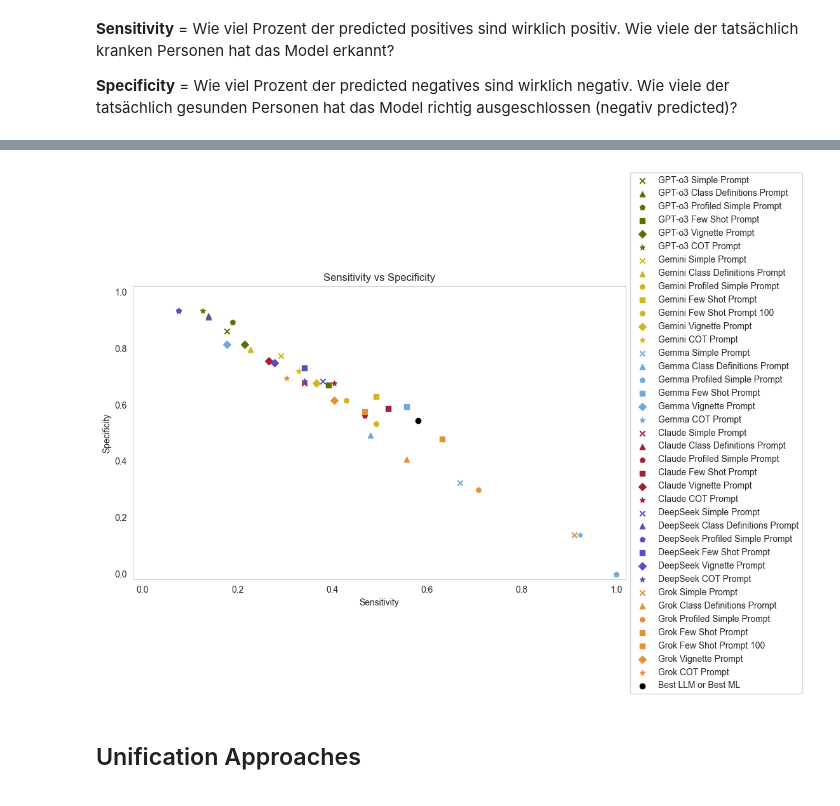
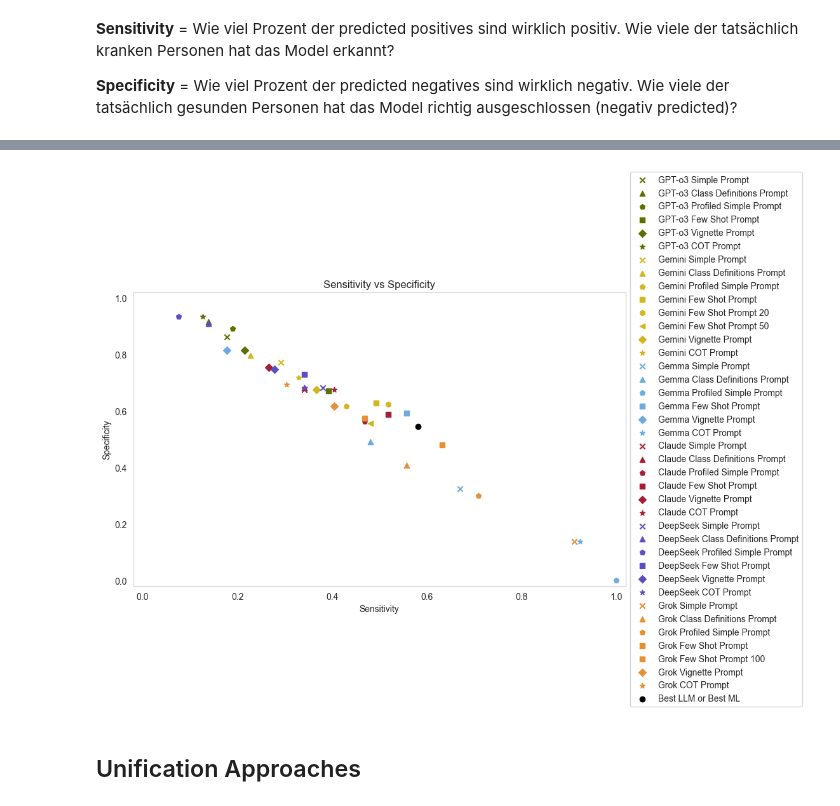
Before and after one commit to kimmizi/master_thesis, a Jupyter notebook: exp/05_Evaluation_Performance.ipynb, the cells around one changed output, grey strips where cells are left out. Saved outputs shown, nothing was run; the diff lists cells and outputs as text; code cells hidden in the pictures.

```diff
--- a/exp/05_Evaluation_Performance.ipynb
+++ b/exp/05_Evaluation_Performance.ipynb
@@ -89,6 +69,3 @@ y_pred_Gemini_few_shot_prompt_20_3 = pd.read_csv("02_LLM/y_pred_LLMs/Gemini/y_pr
-# %%
-y_pred_Gemini_few_shot_prompt_20 = pd.concat([y_pred_Gemini_few_shot_prompt_20_1, y_pred_Gemini_few_shot_prompt_20_2, y_pred_Gemini_few_shot_prompt_20_3], axis = 0)
-y_pred_Gemini_few_shot_prompt_20.to_csv("02_LLM/y_pred_LLMs/Gemini/y_pred_gemini_few_shot_prompt_20.csv", sep =",", index = False)
 # %%
 y_pred_Gemma_simple_prompt = pd.read_csv("02_LLM/y_pred_LLMs/Gemma/y_pred_gemma_simple_prompt.csv", sep =",")
 y_pred_Gemma_class_def_prompt = pd.read_csv("02_LLM/y_pred_LLMs/Gemma/y_pred_gemma_class_definitions_prompt.csv", sep =",")
@@ -295,6 +270,8 @@ metrics_Gemini_simple_prompt = calculate_metrics(y_test, y_pred_Gemini_simple_pr
 metrics_Gemini_class_def_prompt = calculate_metrics(y_test, y_pred_Gemini_class_def_prompt["y_pred"])
 metrics_Gemini_profiled_simple_prompt = calculate_metrics(y_test, y_pred_Gemini_profiled_simple_prompt["y_pred"])
 metrics_Gemini_few_shot_prompt = calculate_metrics(y_test, y_pred_Gemini_few_shot_prompt["y_pred"])
+metrics_Gemini_few_shot_prompt_20 = calculate_metrics(y_test, y_pred_Gemini_few_shot_prompt_20["y_pred"])
+metrics_Gemini_few_shot_prompt_50 = calculate_metrics(y_test, y_pred_Gemini_few_shot_prompt_50["y_pred"])
 metrics_Gemini_few_shot_prompt_100 = calculate_metrics(y_test, y_pred_Gemini_few_shot_prompt_100["y_pred"])
 metrics_Gemini_vignette_prompt = calculate_metrics(y_test, y_pred_Gemini_vignette_prompt["y_pred"])
 metrics_Gemini_cot_prompt = calculate_metrics(y_test, y_pred_Gemini_cot_prompt["y_pred"])
@@ -557,7 +534,9 @@ plt.scatter(metrics_Gemini_simple_prompt["sensitivity"], metrics_Gemini_simple_p
 plt.scatter(metrics_Gemini_class_def_prompt["sensitivity"], metrics_Gemini_class_def_prompt["specificity"], label = "Gemini Class Definitions Prompt", color = hex_colors[2], marker = "^")
 plt.scatter(metrics_Gemini_profiled_simple_prompt["sensitivity"], metrics_Gemini_profiled_simple_prompt["specificity"], label = "Gemini Profiled Simple Prompt", color = hex_colors[2], marker = "p")
 plt.scatter(metrics_Gemini_few_shot_prompt["sensitivity"], metrics_Gemini_few_shot_prompt["specificity"], label = "Gemini Few Shot Prompt", color = hex_colors[2], marker = "s")
-plt.scatter(metrics_Gemini_few_shot_prompt_100["sensitivity"], metrics_Gemini_few_shot_prompt_100["specificity"], label = "Gemini Few Shot Prompt 100", color = hex_colors[2], marker = "h")
+plt.scatter(metrics_Gemini_few_shot_prompt_20["sensitivity"], metrics_Gemini_few_shot_prompt_20["specificity"], label = "Gemini Few Shot Prompt 20", color = hex_colors[2], marker = "h")
+plt.scatter(metrics_Gemini_few_shot_prompt_50["sensitivity"], metrics_Gemini_few_shot_prompt_50["specificity"], label = "Gemini Few Shot Prompt 50", color = hex_colors[2], marker = "<")
+# plt.scatter(metrics_Gemini_few_shot_prompt_100["sensitivity"], metrics_Gemini_few_shot_prompt_100["specificity"], label = "Gemini Few Shot Prompt 100", color = hex_colors[2], marker = "h")
 plt.scatter(metrics_Gemini_vignette_prompt["sensitivity"], metrics_Gemini_vignette_prompt["specificity"], label = "Gemini Vignette Prompt", color = hex_colors[2], marker = "D")
 plt.scatter(metrics_Gemini_cot_prompt["sensitivity"], metrics_Gemini_cot_prompt["specificity"], label = "Gemini COT Prompt", color = hex_colors[2], marker = "*")
 
@@ -598,34 +577,34 @@ plt.scatter(metrics_Grok_cot_prompt["sensitivity"], metrics_Grok_cot_prompt["spe
 # plt.scatter(metrics_knn["sensitivity"], metrics_knn["specificity"], label = "KNN", color = hex_colors[9])
 
 
 # plt.scatter(metrics_pov_all_models["sensitivity"], metrics_pov_all_models["specificity"], label = "POV All Models", color = "black", marker = "P")
 # plt.scatter(metrics_pov_ml_votes["sensitivity"], metrics_pov_ml_votes["specificity"], label = "POV ML Votes", color = "black", marker = "X")
 # plt.scatter(metrics_pov_simple_votes["sensitivity"], metrics_pov_simple_votes["specificity"], label = "POV Simple Votes", color = "black", marker = "x")
 # plt.scatter(metrics_pov_class_definitions_votes["sensitivity"], metrics_pov_class_definitions_votes["specificity"], label = "POV Class Definitions Votes", color = "black", marker = "^")
 # plt.scatter(metrics_pov_profiled_simple_votes["sensitivity"], metrics_pov_profiled_simple_votes["specificity"], label = "POV Profiled Simple Votes", color = "black", marker = "p")
 # plt.scatter(metrics_pov_few_shot_votes["sensitivity"], metrics_pov_few_shot_votes["specificity"], label = "POV Few Shot Votes", color = "black", marker = "s")
 # plt.scatter(metrics_pov_vignette_votes["sensitivity"], metrics_pov_vignette_votes["specificity"], label = "POV Vignette Votes", color = "black", marker = "D")
 # plt.scatter(metrics_pov_cot_votes["sensitivity"], metrics_pov_cot_votes["specificity"], label = "POV COT Votes", color = "black", marker = "*")
 
 plt.scatter(metrics_best_LLM_or_best_ML["sensitivity"], metrics_best_LLM_or_best_ML["specificity"], label = "Best LLM or Best ML", color = "black", marker = "o")
 #
 # plt.scatter(metrics_new_input_dnn["sensitivity"], metrics_new_input_dnn["specificity"], label = "New Input DNN", color = "green", marker = "s")
 # plt.scatter(metrics_new_input_svc["sensitivity"], metrics_new_input_svc["specificity"], label = "New Input SVC", color = "green", marker = "o")
 # plt.scatter(metrics_new_input_svc_2["sensitivity"], metrics_new_input_svc_2["specificity"], label = "New Input SVC All train set", color = "purple", marker = "*")
 
 plt.xlim(-0.02, 1.02)
 plt.ylim(-0.02, 1.02)
 
 plt.xlabel("Sensitivity")
 plt.ylabel("Specificity")
 plt.title("Sensitivity vs Specificity")
 plt.legend(loc = 'center left', bbox_to_anchor = (1, 0.5))
 plt.grid()
 
 # # save as png
 # plt.savefig("../doc/figs/01_LLM_ML_performance/sensitivity_specificity_LLMs.png", dpi = 300, bbox_inches = "tight")
 # %% [output]
-[figure, old version]
+[figure, new version]
 # %% [markdown]
 ## Unification Approaches
 # %%
```
Also changed, not shown: parts of 5 cells of this notebook, 7 other files.
